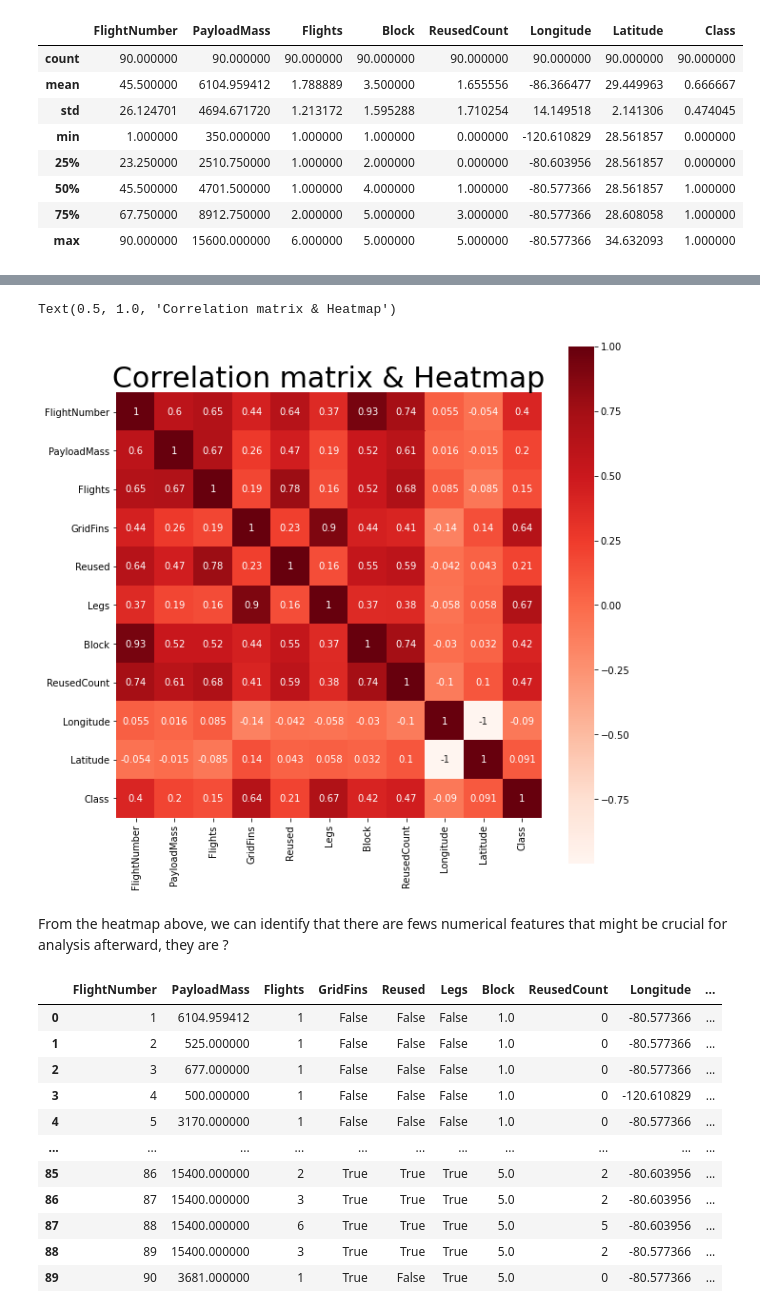
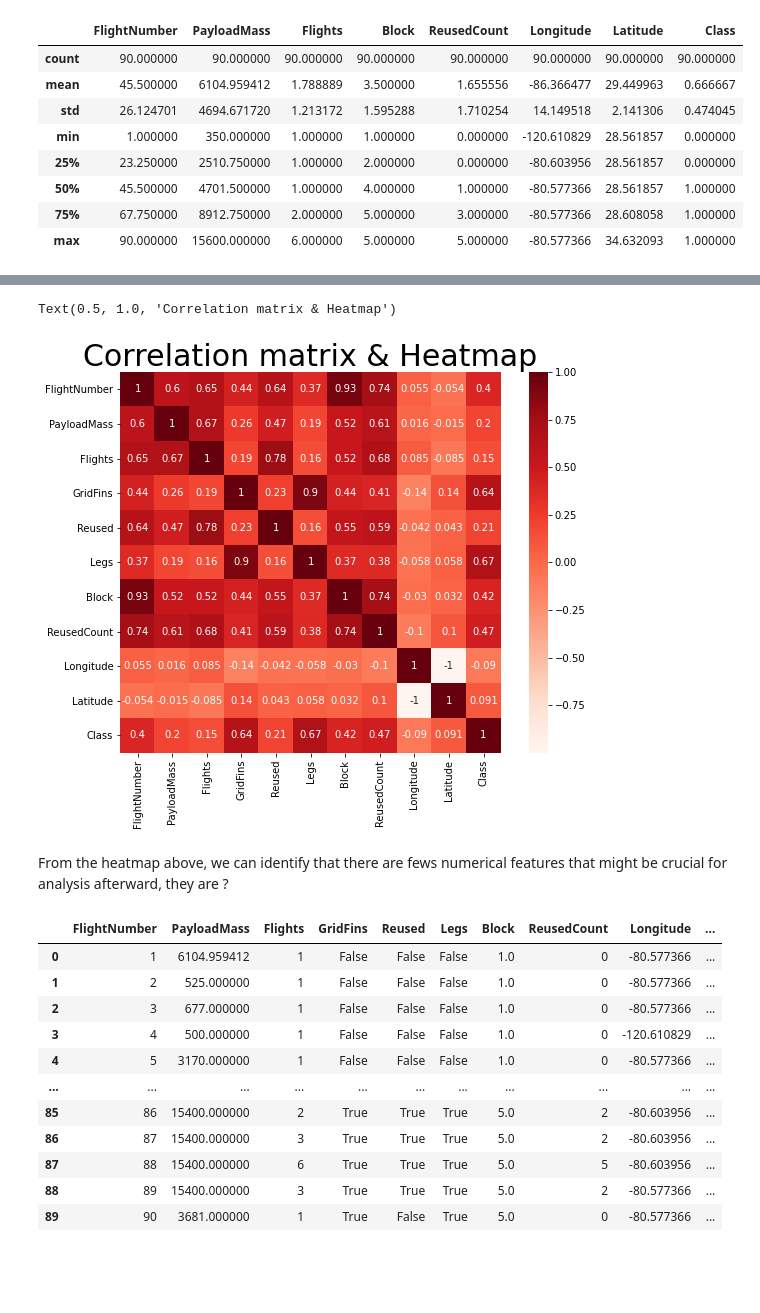
Before and after one commit to chiakl/spacex, a Jupyter notebook: spacex.ipynb, the cells around one changed output, grey strips where cells are left out. Drawn from its saved outputs; the diff is of its cells as text; code cells hidden in the pictures; blank space fills up the shorter version.

Commit message:
Minor changes on cat & num feature analysis.

```diff
--- a/spacex.ipynb
+++ b/spacex.ipynb
@@ -141,18 +141,16 @@ df.corr()
 | Longitude | 0.055256 | 0.016181 | 0.085228 | -0.143677 | -0.042160 | -0.057701 | -0.030037 | -0.101877 | 1.000000 | ... |
 | Latitude | -0.054194 | -0.014655 | -0.084547 | 0.144427 | 0.042669 | 0.058161 | 0.031621 | 0.102668 | -0.999966 | ... |
 | Class | 0.401923 | 0.199992 | 0.149787 | 0.642540 | 0.207582 | 0.673825 | 0.416015 | 0.466584 | -0.089519 | ... |
-# %%
-plt.figure(figsize =(10,10))
-corrmat = df.corr()
-sns.heatmap(corrmat, square=True, annot=True, cbar=True, cmap="Reds");
-plt.title('Correlation matrix & Heatmap',fontsize = 30)
-
-#added by Kylin
-# %% [output]
-Text(0.5, 1.0, 'Correlation matrix & Heatmap')
-[figure, removed]
-# %% [markdown]
-From the heatmap above, we can identify that there are fews numerical features that might be crucial for analysis afterward, they are ?
+# %%
+plt.figure(figsize =(10,7))
+corrmat = df.corr()
+sns.heatmap(corrmat, square=True, annot=True, cbar=True, cmap="Reds");
+plt.title('Correlation matrix & Heatmap',fontsize = 30)
+# %% [output]
+Text(0.5, 1.0, 'Correlation matrix & Heatmap')
+[figure, added]
+# %% [markdown]
+From the heatmap above, we can identify that there are fews numerical features that might be crucial for analysis afterward, they are ?
 # %%
 num = df[['FlightNumber','PayloadMass','Flights','GridFins','Reused','Legs','Block','ReusedCount','Longitude','Latitude']]
 num
```
Also changed, not shown: parts of 6 cells of this notebook.
